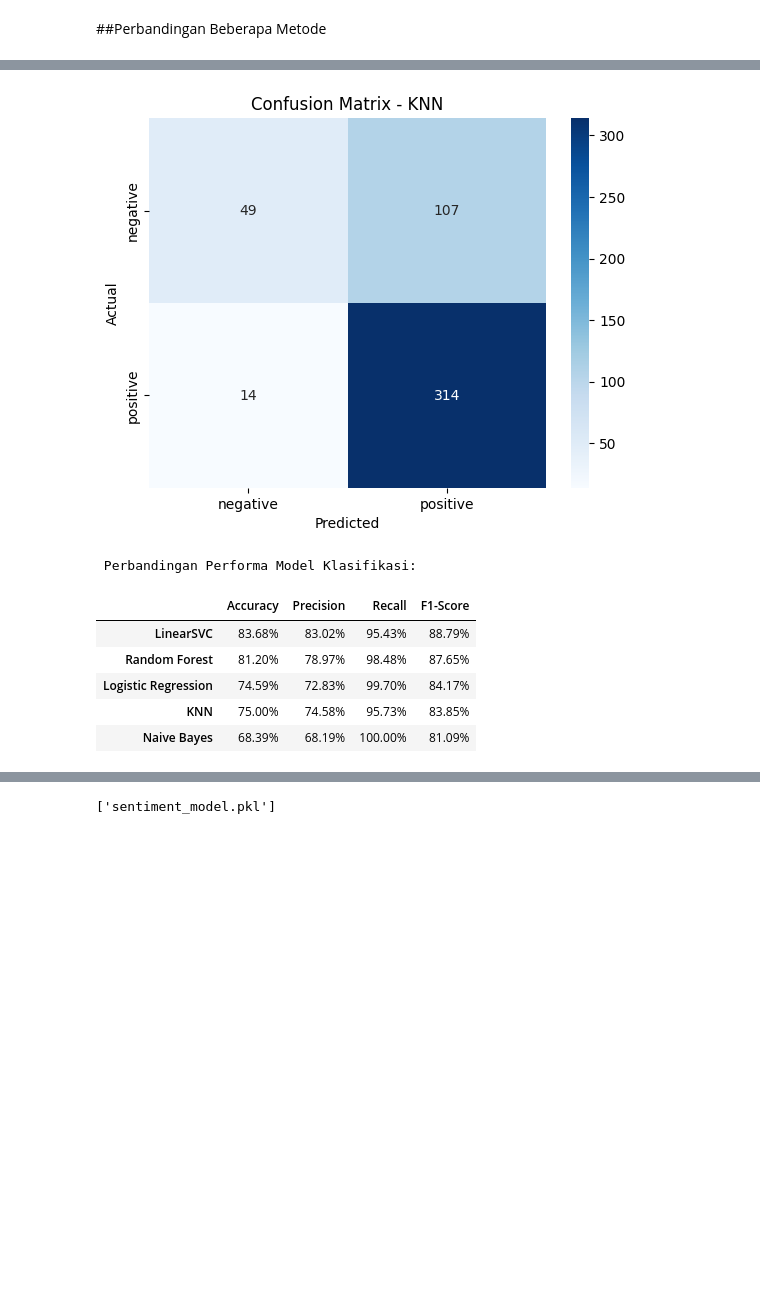
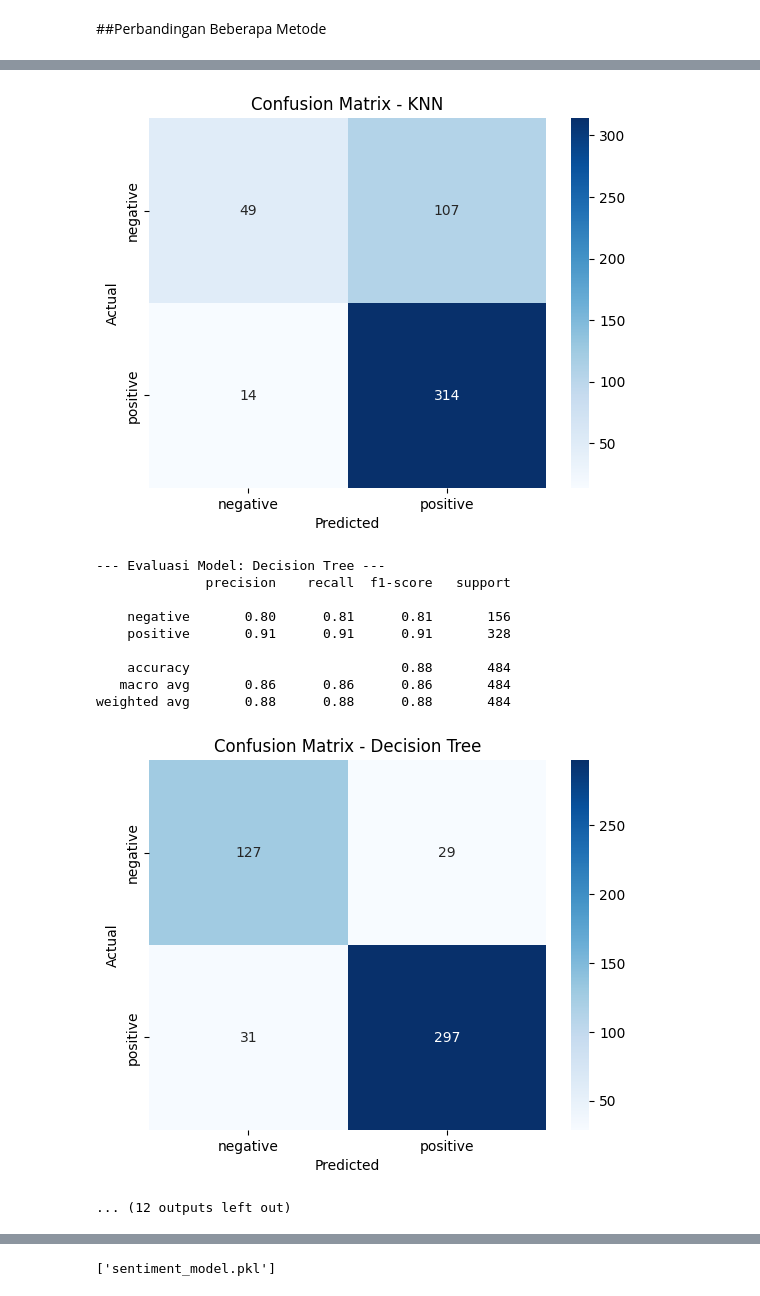
Before and after one commit to XTFK/capstone-ibm, a Jupyter notebook: Sentimen Analisis.ipynb, the cells around one changed output, grey strips where cells are left out. Cells and saved outputs as stored; diff of their text form; code cells hidden in the pictures; blank space fills up the shorter version.

```diff
--- a/Sentimen Analisis.ipynb
+++ b/Sentimen Analisis.ipynb
@@ -302,12 +419,4 @@ X_train, X_test, y_train, y_test = train_test_split(X_vec, y, test_size=0.2, ran
 # %%
-models = {
-    "LinearSVC": LinearSVC(random_state=42, max_iter=1000),
-    "Naive Bayes": MultinomialNB(),
-    "Logistic Regression": LogisticRegression(random_state=42, max_iter=1000),
-    "Random Forest": RandomForestClassifier(random_state=42, n_estimators=100),
-    "KNN": KNeighborsClassifier()
-}
-
 results = {}
 for name, model in models.items():
     print(f"\n--- Evaluasi Model: {name} ---")
@@ -366,38 +475,42 @@ weighted avg       0.78      0.68      0.56       484
 --- Evaluasi Model: Logistic Regression ---
               precision    recall  f1-score   support
 
     negative       0.97      0.22      0.36       156
     positive       0.73      1.00      0.84       328
 
     accuracy                           0.75       484
    macro avg       0.85      0.61      0.60       484
 weighted avg       0.81      0.75      0.69       484
 [figure]
 --- Evaluasi Model: Random Forest ---
               precision    recall  f1-score   support
 
     negative       0.93      0.45      0.61       156
     positive       0.79      0.98      0.88       328
 
     accuracy                           0.81       484
    macro avg       0.86      0.72      0.74       484
 weighted avg       0.84      0.81      0.79       484
 [figure]
 --- Evaluasi Model: KNN ---
               precision    recall  f1-score   support
 
     negative       0.78      0.31      0.45       156
     positive       0.75      0.96      0.84       328
 
     accuracy                           0.75       484
    macro avg       0.76      0.64      0.64       484
 weighted avg       0.76      0.75      0.71       484
 [figure]
- Perbandingan Performa Model Klasifikasi:
+--- Evaluasi Model: Decision Tree ---
+              precision    recall  f1-score   support
+
+    negative       0.80      0.81      0.81       156
+    positive       0.91      0.91      0.91       328
+
+    accuracy                           0.88       484
+   macro avg       0.86      0.86      0.86       484
+weighted avg       0.88      0.88      0.88       484
-|  | Accuracy | Precision | Recall | F1-Score |
-| LinearSVC | 83.68% | 83.02% | 95.43% | 88.79% |
-| Random Forest | 81.20% | 78.97% | 98.48% | 87.65% |
-| Logistic Regression | 74.59% | 72.83% | 99.70% | 84.17% |
-| KNN | 75.00% | 74.58% | 95.73% | 83.85% |
-| Naive Bayes | 68.39% | 68.19% | 100.00% | 81.09% |
+[figure, added]
+... (12 outputs left out)
 # %% [markdown]
```
Also changed, not shown: parts of 7 cells of this notebook.
